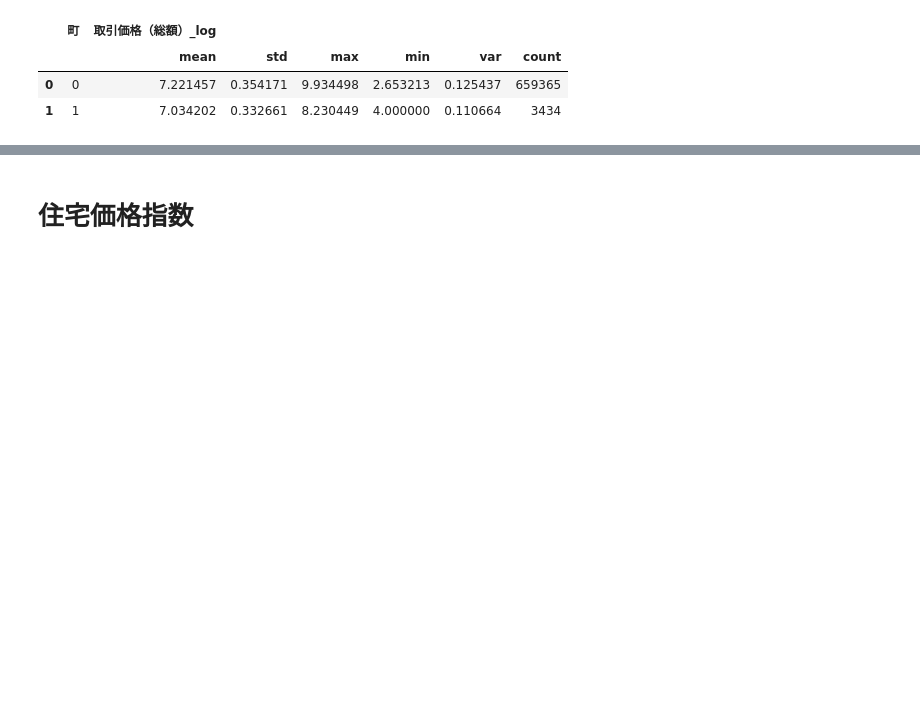
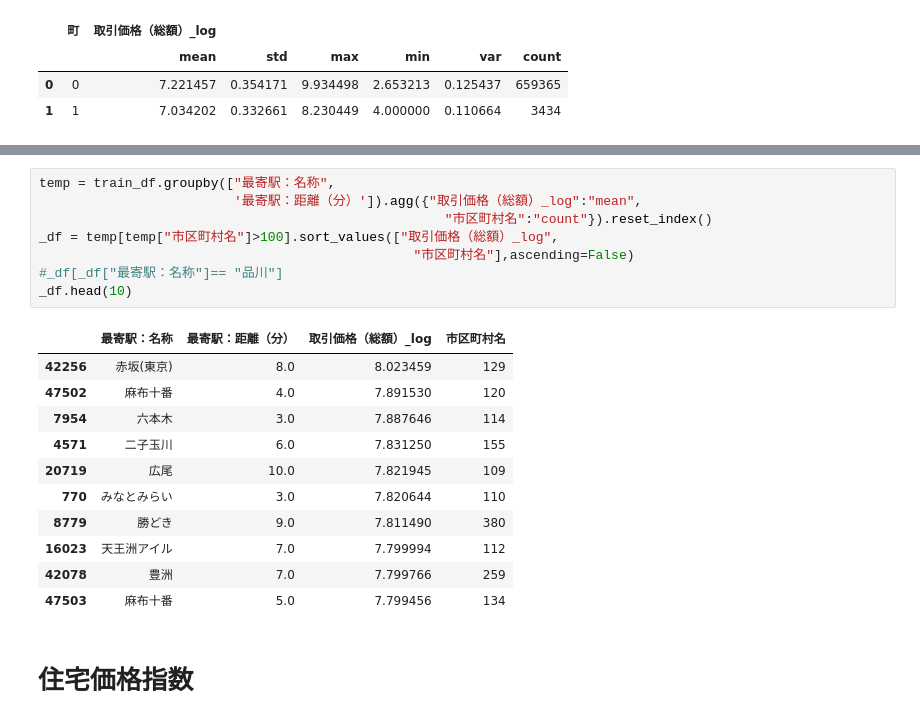
Before and after one commit to kfsky/2021-summer-second-hand-apartment-price-prediction, a Jupyter notebook: notebook/EDA.ipynb, the cells around one changed output, grey strips where cells are left out. Saved outputs shown, nothing was run; the diff lists cells and outputs as text; blank space fills up the shorter version.

```diff
--- a/notebook/EDA.ipynb
+++ b/notebook/EDA.ipynb
@@ -296,3 +313,23 @@ temp.groupby("町").agg({"取引価格（総額）_log":["mean", "std", "max", "
+# %%
+temp = train_df.groupby(["最寄駅：名称",
+                         '最寄駅：距離（分）']).agg({"取引価格（総額）_log":"mean",
+                                                    "市区町村名":"count"}).reset_index()
+_df = temp[temp["市区町村名"]>100].sort_values(["取引価格（総額）_log",
+                                                "市区町村名"],ascending=False)
+#_df[_df["最寄駅：名称"]== "品川"]
+_df.head(10)
+# %% [output]
+|  | 最寄駅：名称 | 最寄駅：距離（分） | 取引価格（総額）_log | 市区町村名 |
+| 42256 | 赤坂(東京) | 8.0 | 8.023459 | 129 |
+| 47502 | 麻布十番 | 4.0 | 7.891530 | 120 |
+| 7954 | 六本木 | 3.0 | 7.887646 | 114 |
+| 4571 | 二子玉川 | 6.0 | 7.831250 | 155 |
+| 20719 | 広尾 | 10.0 | 7.821945 | 109 |
+| 770 | みなとみらい | 3.0 | 7.820644 | 110 |
+| 8779 | 勝どき | 9.0 | 7.811490 | 380 |
+| 16023 | 天王洲アイル | 7.0 | 7.799994 | 112 |
+| 42078 | 豊洲 | 7.0 | 7.799766 | 259 |
+| 47503 | 麻布十番 | 5.0 | 7.799456 | 134 |
 # %% [markdown]
 # 住宅価格指数
 # %%
```
Also changed, not shown: parts of 11 cells of this notebook, 1 other file.
